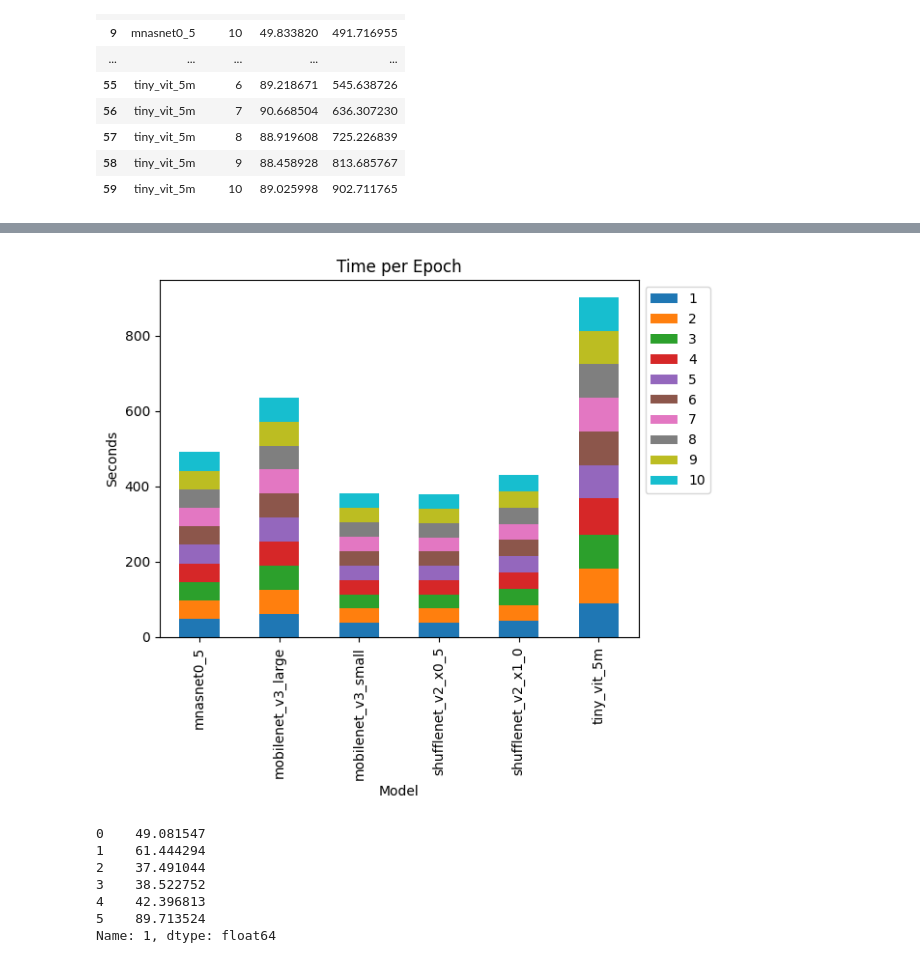
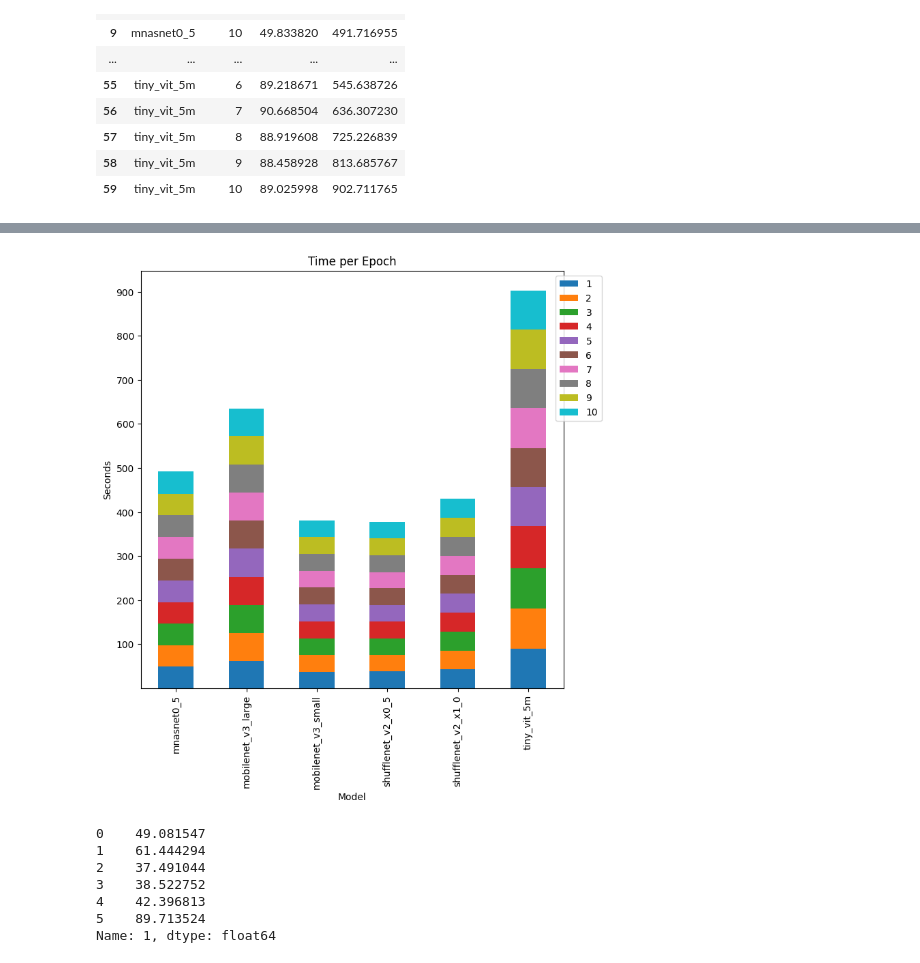
Before and after one commit to UVA-MLSys/Big-Data-Systems, a Jupyter notebook: Team 11/data_viz.ipynb, the cells around one changed output, grey strips where cells are left out. Saved outputs shown, nothing was run; the diff lists cells and outputs as text; code cells hidden in the pictures.

Commit message:
figure formatting updates

```diff
--- a/Team 11/data_viz.ipynb
+++ b/Team 11/data_viz.ipynb
@@ -158,11 +158,15 @@ pivot_df
 | tiny_vit_5m | 89.713524 | 91.544465 | 90.697973 | 96.108491 | 88.355602 | 89.218671 | 90.668504 | 88.919608 | 88.458928 | 89.025998 |
 # %%
 ax = pivot_df.plot(kind='bar', stacked=True, ylabel='Seconds', title="Time per Epoch")
-ax.legend(bbox_to_anchor=(1,1))
+ax.legend(bbox_to_anchor=(.97,1))
+ax.yaxis.set_ticks(np.arange(100,1000,100))
 fig = ax.get_figure()
-fig.savefig('figures/accuracy_vs_epoch.png')
+fig.set_figwidth(8)
+fig.set_figheight(9)
+fig.subplots_adjust(bottom=0.2)
+fig.savefig('figures/time_per_epoch.png')
 # %% [output]
-[figure, old version]
+[figure, new version]
 # %%
 pivot_df[1]
 # %% [output]
```
Also changed, not shown: 1 other file.
